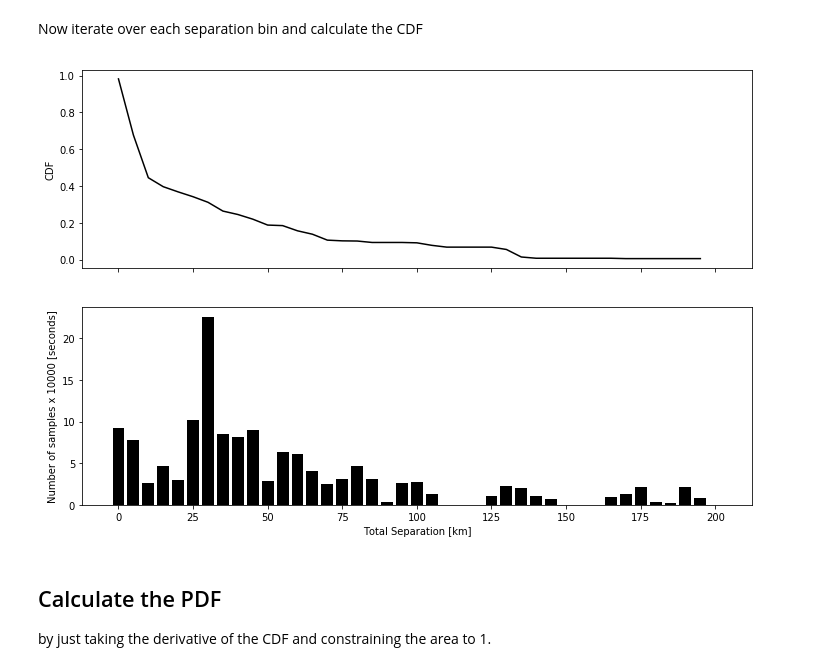
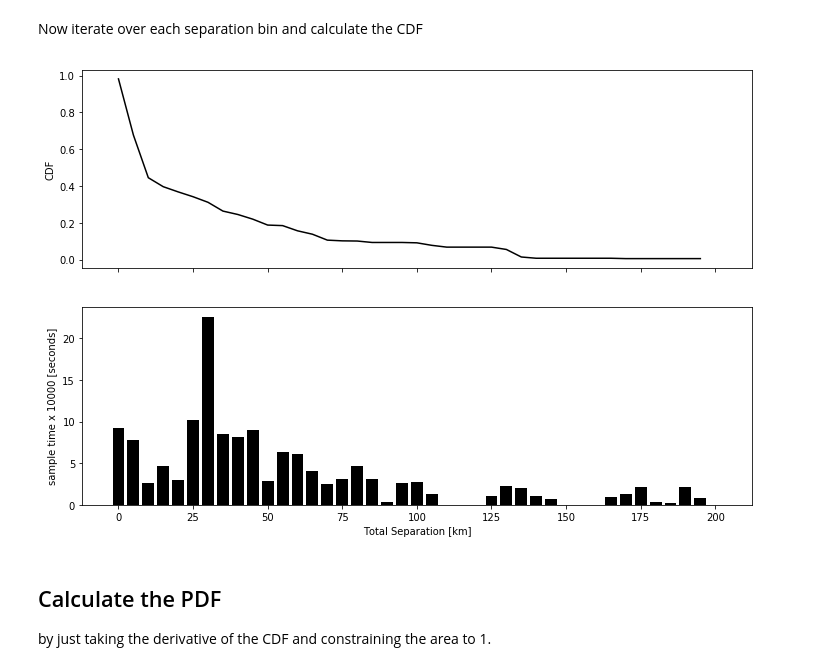
Before and after one commit to mshumko/ac6_microburst_scale_sizes, a Jupyter notebook: stats/microburst_CDF.ipynb, the cells around one changed output. Saved outputs shown, nothing was run; the diff lists cells and outputs as text; code cells hidden in the pictures.

Commit message:
Very small change 'number of samples' -> 'sample time'.

```diff
--- a/stats/microburst_CDF.ipynb
+++ b/stats/microburst_CDF.ipynb
@@ -130,10 +130,10 @@ num = np.array([(coincidentEvents['Dist_Total'] >= di).sum() for di in bins])
 # %%
 fig, ax = plt.subplots(2, sharex=True, figsize=(12, 8))
 ax[0].plot(bins, cdf, 'k'); ax[0].set_ylabel('CDF');
 ax[1].bar(E.loc[0:200].index, E['Seconds'].loc[0:200]/10000, width=0.8*5, color='k')
-ax[1].set_ylabel('Number of samples x 10000 [seconds]'); ax[1].set_xlabel('Total Separation [km]');
+ax[1].set_ylabel('sample time x 10000 [seconds]'); ax[1].set_xlabel('Total Separation [km]');
 # %% [output]
-[figure, old version]
+[figure, new version]
 # %% [markdown]
 ## Calculate the PDF
 by just taking the derivative of the CDF and constraining the area to 1.
```
